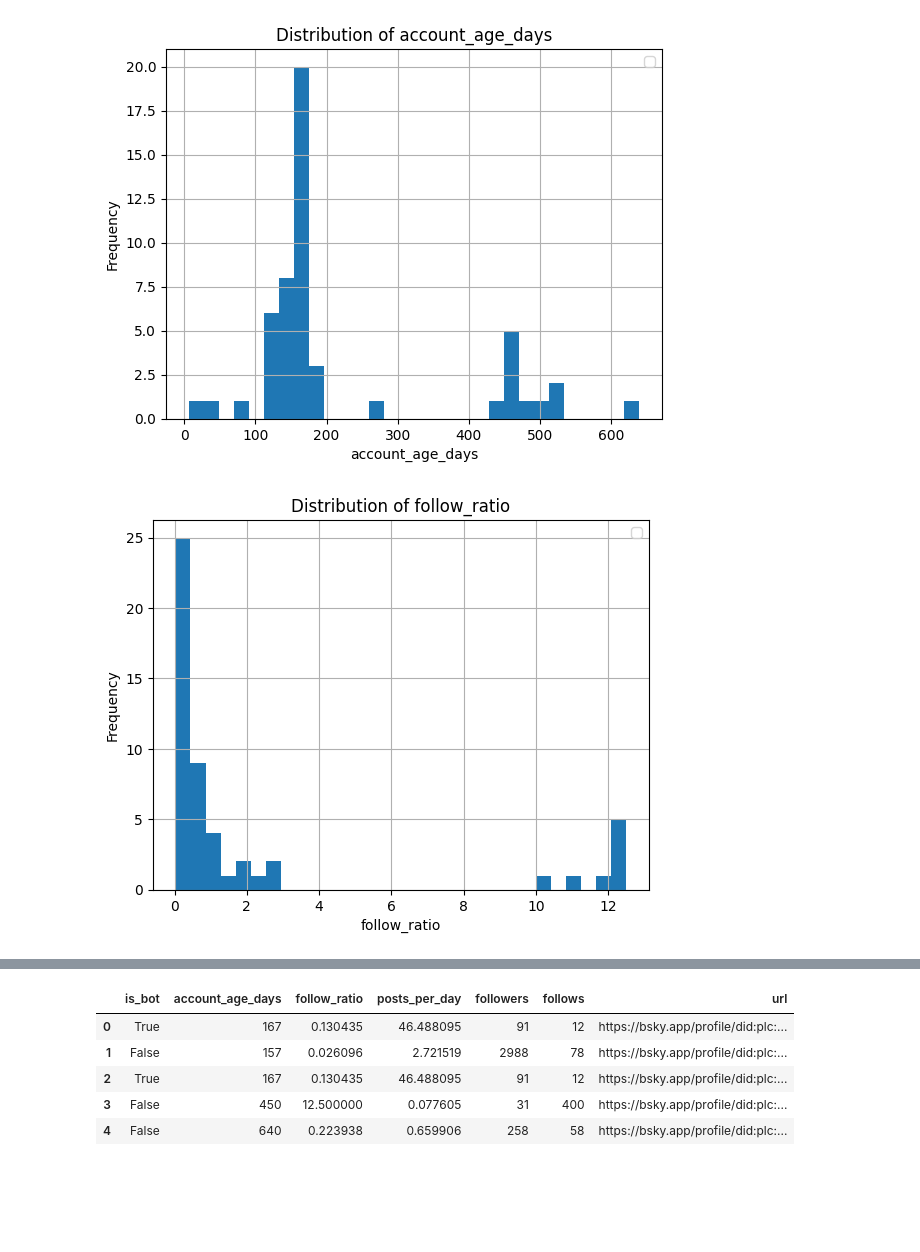
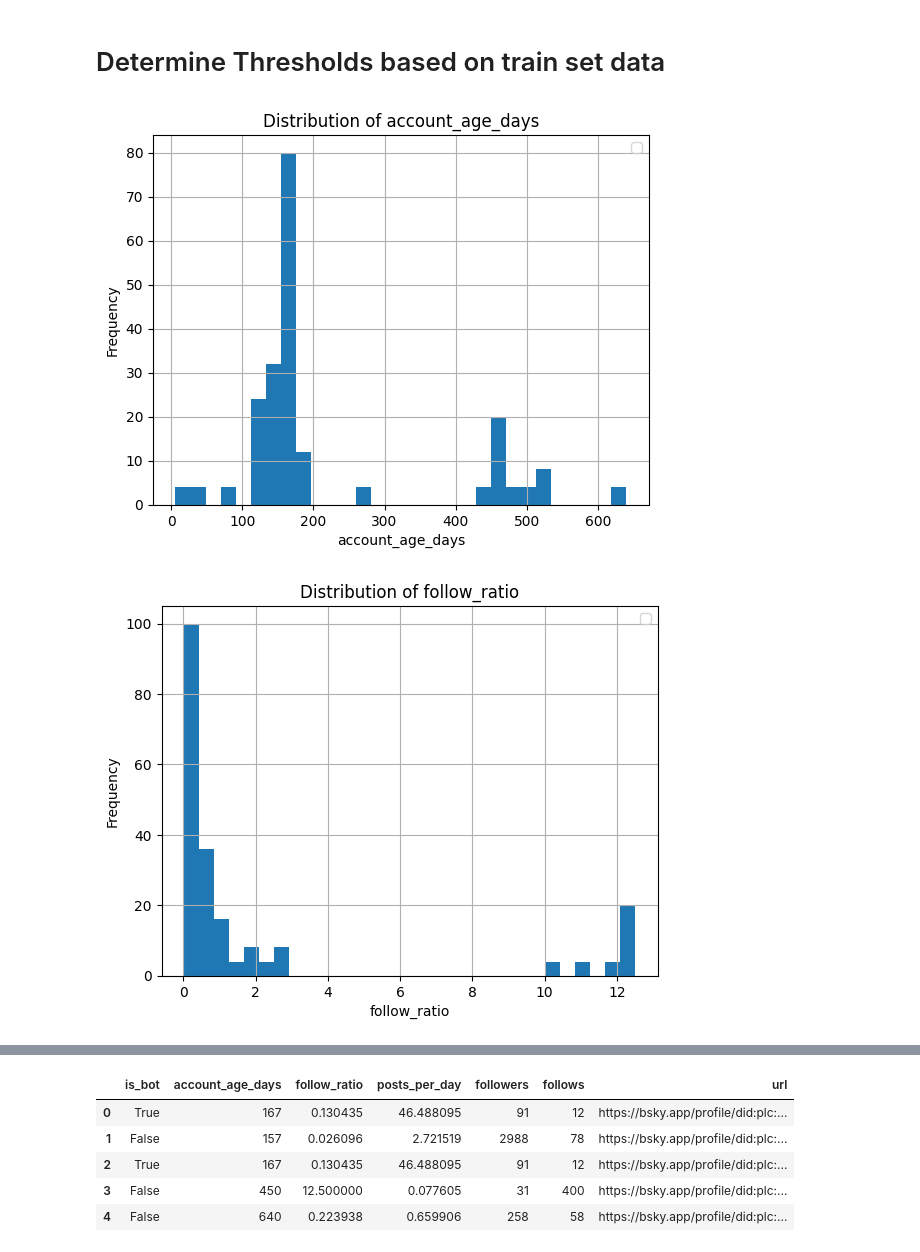
Before and after one commit to RachMink/cs5342-spring2025-team7, a Jupyter notebook: bluesky-assign3/giveaway_labeler/data_analysis.ipynb, the cells around one changed output, grey strips where cells are left out. Saved outputs shown, nothing was run; the diff lists cells and outputs as text; code cells hidden in the pictures; blank space fills up the shorter version.

```diff
--- a/bluesky-assign3/giveaway_labeler/data_analysis.ipynb
+++ b/bluesky-assign3/giveaway_labeler/data_analysis.ipynb
@@ -5,16 +7,18 @@ import matplotlib.pyplot as plt
+# %% [markdown]
+# Determine Thresholds based on train set data
 # %%
-df = pd.read_json('./../bot_results.jsonl', lines=True)
+df = pd.read_json('./../bot_results_train.jsonl', lines=True)
 
 # Plot histograms with threshold lines
 for col in [('account_age_days'), ('follow_ratio'), ('posts_per_day')]:
     plt.figure()
     df[col].dropna().hist(bins=30)
     # plt.axvline(thr, linestyle='--', label=f'Threshold: {thr:.2f}')
     plt.title(f'Distribution of {col}')
     plt.xlabel(col)
     plt.ylabel('Frequency')
     plt.legend()
     plt.show()
 # %% [output]
-[figure, old version]
+[figure, new version]
-[figure, old version]
+[figure, new version]
```
Also changed, not shown: parts of 29 cells of this notebook, 9 other files.
